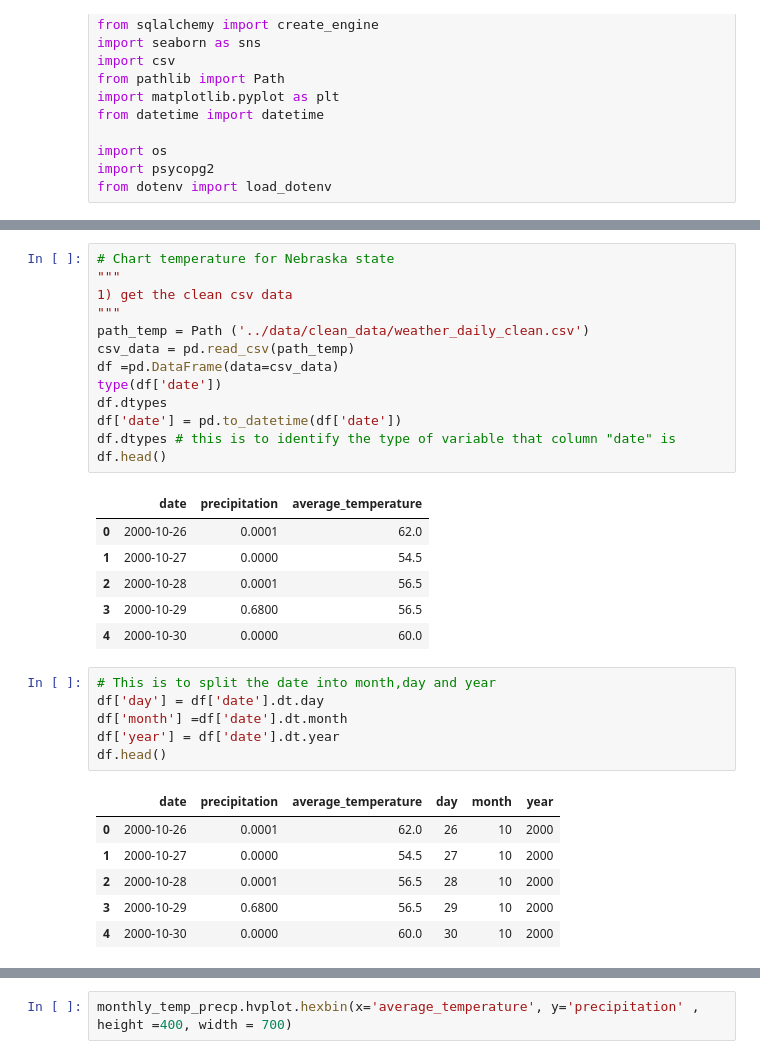
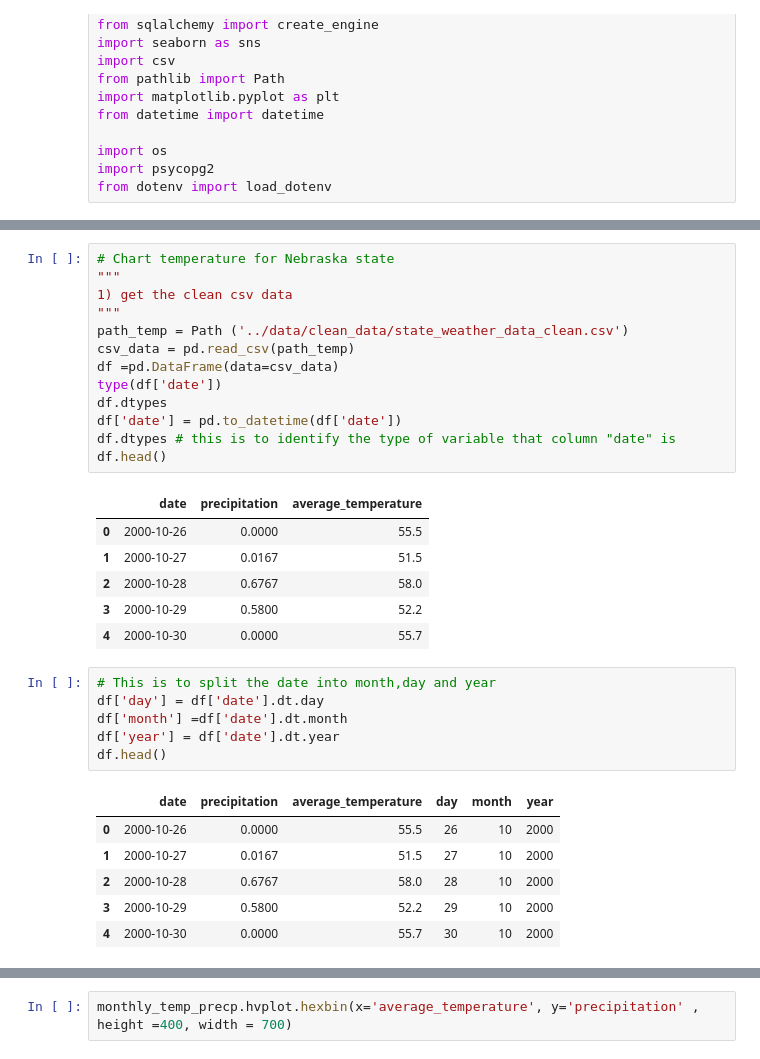
Before and after one commit to stew1922/data_farming, a Jupyter notebook: notebooks/carolina.ipynb, the cells around one changed output, grey strips where cells are left out. Drawn from its saved outputs; the diff is of its cells as text.

```diff
--- a/notebooks/carolina.ipynb
+++ b/notebooks/carolina.ipynb
@@ -27,23 +27,23 @@ Engine(postgresql://postgres:***@localhost:5432/nebraska)
 # %%
 # Chart temperature for Nebraska state
 """
 1) get the clean csv data
 """
-path_temp = Path ('../data/clean_data/weather_daily_clean.csv')
+path_temp = Path ('../data/clean_data/state_weather_data_clean.csv')
 csv_data = pd.read_csv(path_temp)
 df =pd.DataFrame(data=csv_data)
 type(df['date'])
 df.dtypes
 df['date'] = pd.to_datetime(df['date'])
 df.dtypes # this is to identify the type of variable that column "date" is
 df.head()
 # %% [output]
 |  | date | precipitation | average_temperature |
-| 0 | 2000-10-26 | 0.0001 | 62.0 |
-| 1 | 2000-10-27 | 0.0000 | 54.5 |
-| 2 | 2000-10-28 | 0.0001 | 56.5 |
-| 3 | 2000-10-29 | 0.6800 | 56.5 |
-| 4 | 2000-10-30 | 0.0000 | 60.0 |
+| 0 | 2000-10-26 | 0.0000 | 55.5 |
+| 1 | 2000-10-27 | 0.0167 | 51.5 |
+| 2 | 2000-10-28 | 0.6767 | 58.0 |
+| 3 | 2000-10-29 | 0.5800 | 52.2 |
+| 4 | 2000-10-30 | 0.0000 | 55.7 |
 # %%
 # This is to split the date into month,day and year
 df['day'] = df['date'].dt.day
@@ -52,11 +52,11 @@ df['year'] = df['date'].dt.year
 df.head()
 # %% [output]
 |  | date | precipitation | average_temperature | day | month | year |
-| 0 | 2000-10-26 | 0.0001 | 62.0 | 26 | 10 | 2000 |
-| 1 | 2000-10-27 | 0.0000 | 54.5 | 27 | 10 | 2000 |
-| 2 | 2000-10-28 | 0.0001 | 56.5 | 28 | 10 | 2000 |
-| 3 | 2000-10-29 | 0.6800 | 56.5 | 29 | 10 | 2000 |
-| 4 | 2000-10-30 | 0.0000 | 60.0 | 30 | 10 | 2000 |
+| 0 | 2000-10-26 | 0.0000 | 55.5 | 26 | 10 | 2000 |
+| 1 | 2000-10-27 | 0.0167 | 51.5 | 27 | 10 | 2000 |
+| 2 | 2000-10-28 | 0.6767 | 58.0 | 28 | 10 | 2000 |
+| 3 | 2000-10-29 | 0.5800 | 52.2 | 29 | 10 | 2000 |
+| 4 | 2000-10-30 | 0.0000 | 55.7 | 30 | 10 | 2000 |
 # %%
 # This is to group the data by month
 monthly_temp_precp = df.groupby(['year','month']).mean().round(decimals = 2)
```
Also changed, not shown: parts of 11 cells of this notebook, 6 other files.
